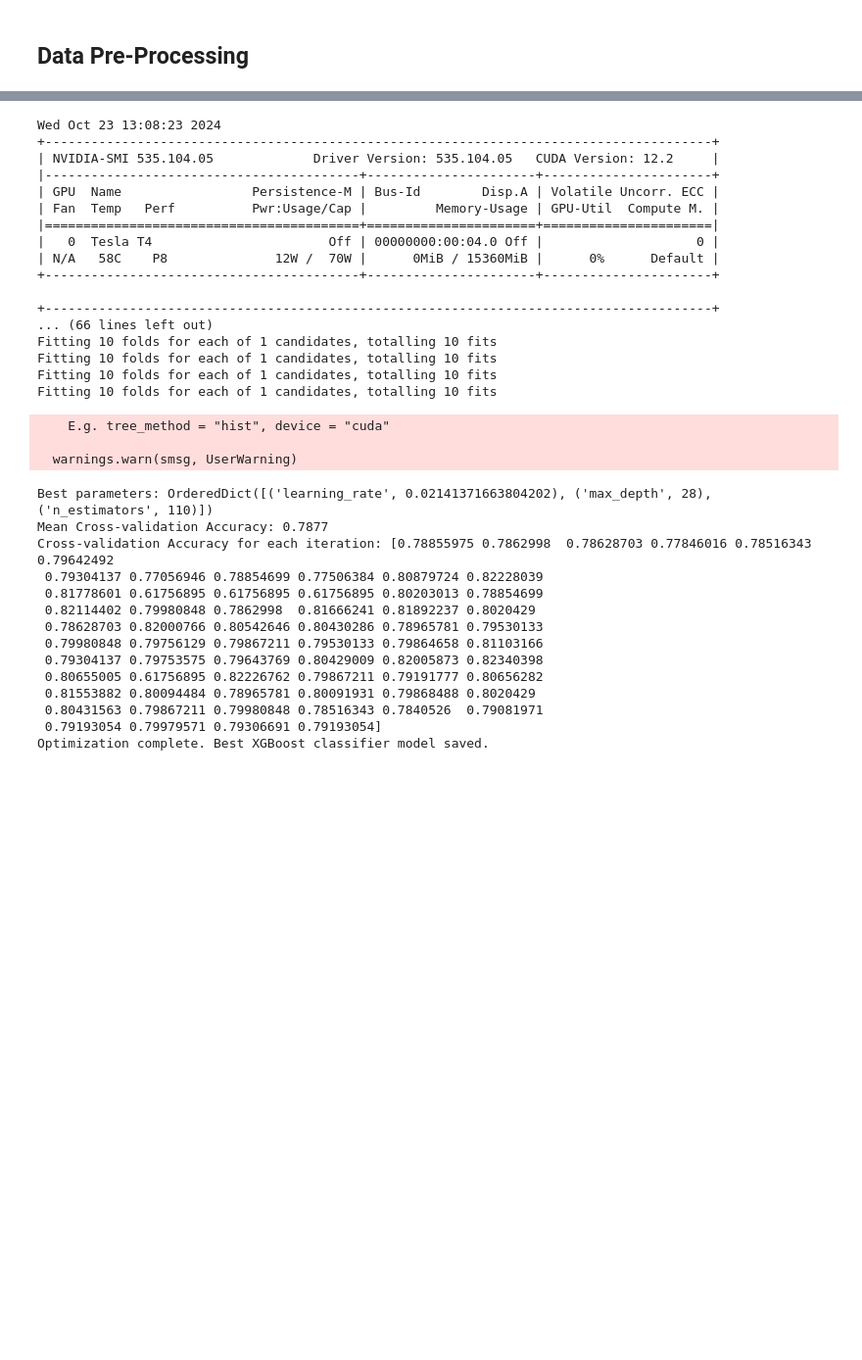
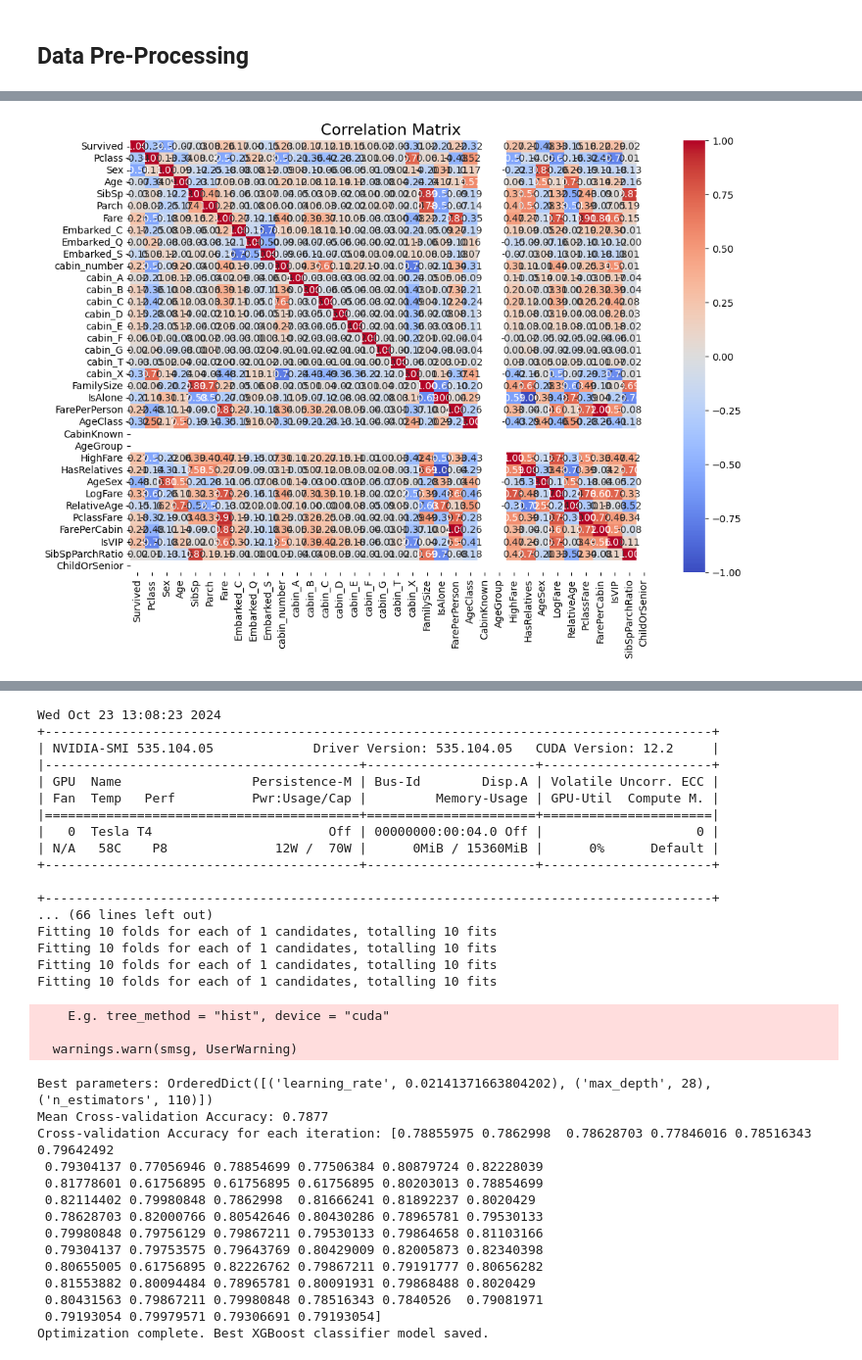
Before and after one commit to geopan2000/TitanicSurvival, a Jupyter notebook: TitanicSurvival.ipynb, the cells around one changed output, grey strips where cells are left out. Shown at 98% size. Cells and saved outputs as stored; diff of their text form; code cells hidden in the pictures; blank space fills up the shorter version.

```diff
--- a/TitanicSurvival.ipynb
+++ b/TitanicSurvival.ipynb
@@ -117,3 +251,42 @@ None
+# %%
+train_data['FamilySize'] = train_data['SibSp'] + train_data['Parch'] + 1  # +1 for the person themselves
+train_data['IsAlone'] = (train_data['FamilySize'] == 1).astype(int)
+train_data['FarePerPerson'] = train_data['Fare'] / train_data['FamilySize']
+train_data['AgeClass'] = train_data['Age'] * train_data['Pclass']
+train_data['CabinKnown'] = (train_data['cabin_number'].notnull()).astype(int)
+train_data['AgeGroup'] = pd.cut(train_data['Age'], bins=[0, 12, 18, 60, 80], labels=['1', '2', '3', '4'])
+train_data['HighFare'] = (train_data['Fare'] > train_data['Fare'].median()).astype(int)
+train_data['HasRelatives'] = ((train_data['SibSp'] > 0) | (train_data['Parch'] > 0)).astype(int)
+train_data['AgeSex'] = train_data['Age'] * train_data['Sex']
+train_data['LogFare'] = np.log1p(train_data['Fare'])  # log(1 + Fare) to handle zero fares
+train_data['RelativeAge'] = train_data['Age'] / train_data['FamilySize']
+train_data['PclassFare'] = train_data['Pclass'] * train_data['Fare']
+train_data['FarePerCabin'] = train_data['Fare'] / (train_data['FamilySize'])
+train_data['IsVIP'] = ((train_data['Pclass'] == 1) & (train_data['Fare'] > train_data['Fare'].mean())).astype(int)
+train_data['SibSpParchRatio'] = train_data['SibSp'] / (train_data['Parch'] + 1)  # Add 1 to avoid division by zero
+train_data['ChildOrSenior'] = ((train_data['Age'] < 12) | (train_data['Age'] > 60)).astype(int)
+
+test_data['FamilySize'] = test_data['SibSp'] + test_data['Parch'] + 1
+test_data['IsAlone'] = (test_data['FamilySize'] == 1).astype(int)
+# %%
+import pandas as pd
+import seaborn as sns
+import matplotlib.pyplot as plt
+
+# Calculate the correlation matrix
+corr_matrix = train_data.corr()
+
+# Set up the matplotlib figure
+plt.figure(figsize=(12, 8))
+
+# Draw the heatmap with Seaborn
+sns.heatmap(corr_matrix, annot=True, fmt=".2f", cmap='coolwarm', cbar=True)
+
+# Title and display the plot
+plt.title('Correlation Matrix', fontsize=16)
+plt.show()
+# %% [output]
+[figure, added]
 # %%
 target_column = train_data['Survived']
 train_data.drop('Survived', axis=1, inplace=True)
```
Also changed, not shown: parts of 17 cells of this notebook.
